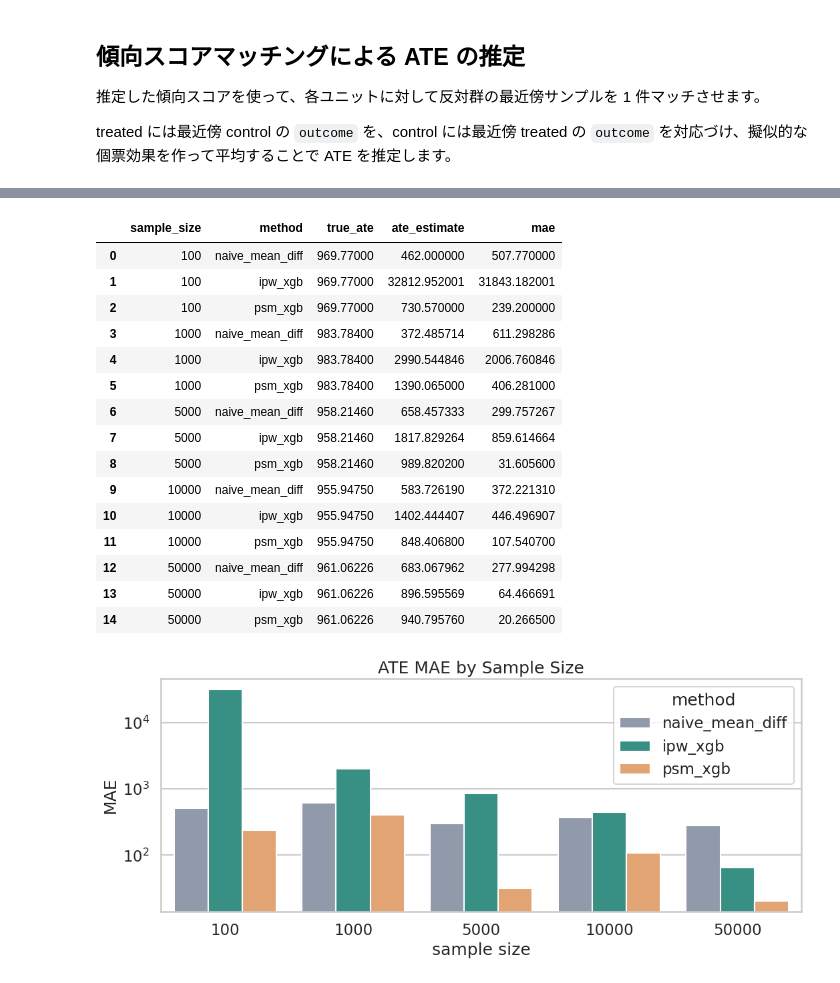
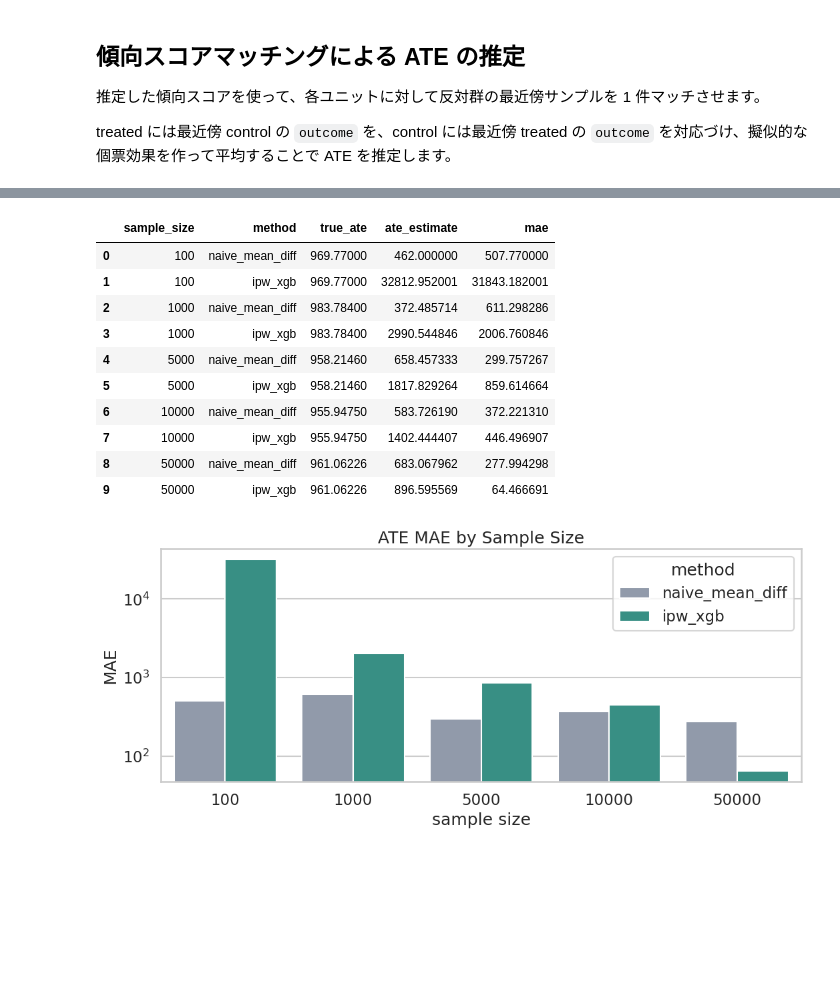
Before and after one commit to qgatsu/blog, a Jupyter notebook: 05.effectiveness/02.propencity_score.ipynb, the cells around one changed output, grey strips where cells are left out. Saved outputs shown, nothing was run; the diff lists cells and outputs as text; code cells hidden in the pictures; blank space fills up the shorter version.

```diff
--- a/05.effectiveness/02.propencity_score.ipynb
+++ b/05.effectiveness/02.propencity_score.ipynb
@@ -523,33 +459,13 @@ def evaluate_ate_error_by_sample_size(df_input, n, treated_ratio=0.3, random_sta
     ipw_ate_sample = ipw_component_sample.mean()
     ipw_error_sample = abs(true_ate_sample - ipw_ate_sample)
 
-    sample_df_ps = sample_df.copy()
-    sample_df_ps["propensity_score_est"] = oof_propensity_sample
-    treated_units_sample = sample_df_ps[sample_df_ps["treatment"] == 1]
-    control_units_sample = sample_df_ps[sample_df_ps["treatment"] == 0]
-
-    treated_matched_outcome_sample = nearest_opposite_match_outcome(treated_units_sample, control_units_sample)
-    control_matched_outcome_sample = nearest_opposite_match_outcome(control_units_sample, treated_units_sample)
-
-    sample_df_ps["matched_outcome_psm"] = np.nan
-    sample_df_ps.loc[treated_units_sample.index, "matched_outcome_psm"] = treated_matched_outcome_sample
-    sample_df_ps.loc[control_units_sample.index, "matched_outcome_psm"] = control_matched_outcome_sample
-
-    sample_df_ps["tau_hat_psm_component"] = np.where(
-        sample_df_ps["treatment"] == 1,
-        sample_df_ps["outcome"] - sample_df_ps["matched_outcome_psm"],
-        sample_df_ps["matched_outcome_psm"] - sample_df_ps["outcome"],
-    )
-    psm_ate_sample = sample_df_ps["tau_hat_psm_component"].mean()
-    psm_error_sample = abs(true_ate_sample - psm_ate_sample)
-
     return pd.DataFrame(
         {
-            "sample_size": [n, n, n],
-            "method": ["naive_mean_diff", "ipw_xgb", "psm_xgb"],
-            "true_ate": [true_ate_sample, true_ate_sample, true_ate_sample],
-            "ate_estimate": [naive_ate_sample, ipw_ate_sample, psm_ate_sample],
-            "mae": [naive_error_sample, ipw_error_sample, psm_error_sample],
+            "sample_size": [n, n],
+            "method": ["naive_mean_diff", "ipw_xgb"],
+            "true_ate": [true_ate_sample, true_ate_sample],
+            "ate_estimate": [naive_ate_sample, ipw_ate_sample],
+            "mae": [naive_error_sample, ipw_error_sample],
         }
     )
 
@@ -566,39 +482,34 @@ display(sample_size_results)
 |  | sample_size | method | true_ate | ate_estimate | mae |
 | 0 | 100 | naive_mean_diff | 969.77000 | 462.000000 | 507.770000 |
 | 1 | 100 | ipw_xgb | 969.77000 | 32812.952001 | 31843.182001 |
-| 2 | 100 | psm_xgb | 969.77000 | 730.570000 | 239.200000 |
-| 3 | 1000 | naive_mean_diff | 983.78400 | 372.485714 | 611.298286 |
-| 4 | 1000 | ipw_xgb | 983.78400 | 2990.544846 | 2006.760846 |
-| 5 | 1000 | psm_xgb | 983.78400 | 1390.065000 | 406.281000 |
-| 6 | 5000 | naive_mean_diff | 958.21460 | 658.457333 | 299.757267 |
-| 7 | 5000 | ipw_xgb | 958.21460 | 1817.829264 | 859.614664 |
-| 8 | 5000 | psm_xgb | 958.21460 | 989.820200 | 31.605600 |
-| 9 | 10000 | naive_mean_diff | 955.94750 | 583.726190 | 372.221310 |
-| 10 | 10000 | ipw_xgb | 955.94750 | 1402.444407 | 446.496907 |
-| 11 | 10000 | psm_xgb | 955.94750 | 848.406800 | 107.540700 |
-| 12 | 50000 | naive_mean_diff | 961.06226 | 683.067962 | 277.994298 |
-| 13 | 50000 | ipw_xgb | 961.06226 | 896.595569 | 64.466691 |
-| 14 | 50000 | psm_xgb | 961.06226 | 940.795760 | 20.266500 |
+| 2 | 1000 | naive_mean_diff | 983.78400 | 372.485714 | 611.298286 |
+| 3 | 1000 | ipw_xgb | 983.78400 | 2990.544846 | 2006.760846 |
+| 4 | 5000 | naive_mean_diff | 958.21460 | 658.457333 | 299.757267 |
+| 5 | 5000 | ipw_xgb | 958.21460 | 1817.829264 | 859.614664 |
+| 6 | 10000 | naive_mean_diff | 955.94750 | 583.726190 | 372.221310 |
+| 7 | 10000 | ipw_xgb | 955.94750 | 1402.444407 | 446.496907 |
+| 8 | 50000 | naive_mean_diff | 961.06226 | 683.067962 | 277.994298 |
+| 9 | 50000 | ipw_xgb | 961.06226 | 896.595569 | 64.466691 |
 # %%
 plot_df = sample_size_results.copy()
 plot_df["sample_size"] = plot_df["sample_size"].astype(str)
 
 plt.figure(figsize=(11, 5))
 sns.barplot(
     data=plot_df,
     x="sample_size",
     y="mae",
     hue="method",
-    palette=["#8d99ae", "#2a9d8f", "#f4a261"],
+    palette=["#8d99ae", "#2a9d8f"],
 )
 plt.yscale("log")
 plt.title("ATE MAE by Sample Size")
 plt.xlabel("sample size")
 plt.ylabel("MAE")
 plt.tight_layout()
 plt.show()
 # %% [output]
-[figure, old version]
+[figure, new version]
 # %% [markdown]
 ## 観察
 
```
Also changed, not shown: parts of 7 cells of this notebook, 5 other files.
